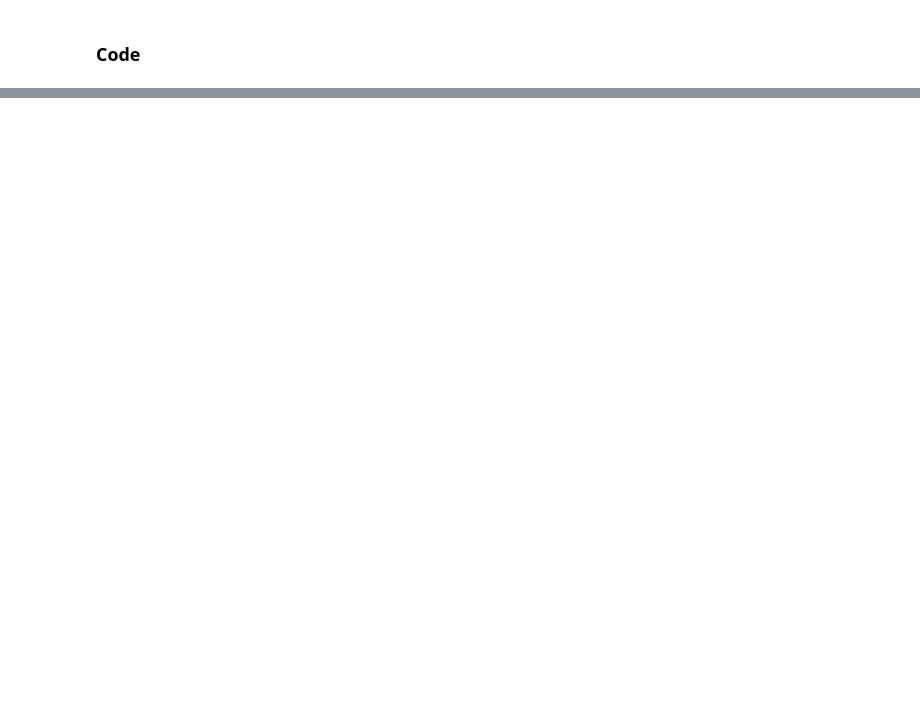
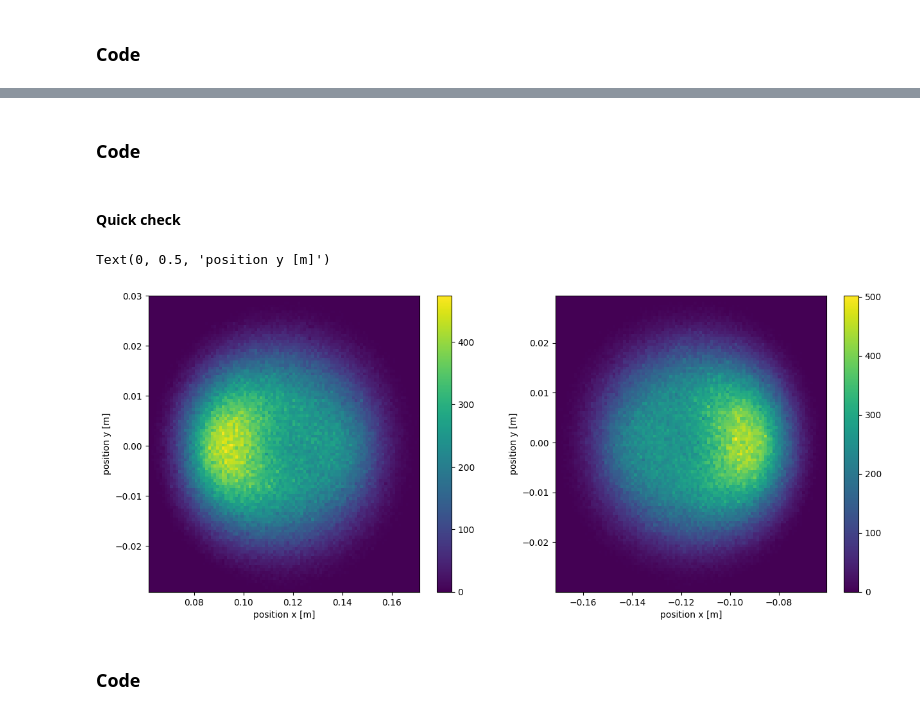
Before and after one commit to NicoloSalimbeni/muon_production_project, a Jupyter notebook: group_13_project.ipynb, the cells around one changed output, grey strips where cells are left out. Drawn from its saved outputs; the diff is of its cells as text; code cells hidden in the pictures; blank space fills up the shorter version.

```diff
--- a/group_13_project.ipynb
+++ b/group_13_project.ipynb
@@ -287,0 +403,33 @@ for detector at z=7.0 m we choose:
+# %% [markdown]
+### Code
+# %%
+# propagation of the muons and antimuons momenta in the magnetic field
+P_mu_afterB = propagate_mu_momenta(P_mu, theta_mu)
+P_anti_mu_afterB = propagate_antimu_momenta(P_anti_mu, theta_antimu)
+# %% [markdown]
+#### Quick check
+# %%
+# check for an arbitrary position
+z_exit = 13. # m
+
+R_mu_tmp = propagate_particles(R_mu_exitB, P_mu_afterB, z_exit, muon_mass)
+R_anti_mu_tmp = propagate_particles(R_anti_mu_exitB, P_anti_mu_afterB, z_exit, muon_mass)
+# %%
+fig, ax = plt.subplots(1, 2, figsize=(15,6))
+hist0 = ax[0].hist2d(R_mu_tmp["x"], R_mu_tmp["y"], bins=(100,100), cmap = "viridis")
+cbar = fig.colorbar(hist0[3], ax=ax[0], cmap="viridis")
+# cbar.set_label('Count in {}x{} μm pixels'.format(pixel_length_label,pixel_length_label))
+ax[0].set_xlabel("position x [m]")
+ax[0].set_ylabel("position y [m]")
+# ax.set_title("hits at z = {} m".format(data["z"][0]))
+
+hist1 = ax[1].hist2d(R_anti_mu_tmp["x"], R_anti_mu_tmp["y"], bins=(100,100), cmap = "viridis")
+cbar = fig.colorbar(hist1[3], ax=ax[1], cmap="viridis")
+# cbar.set_label('Count in {}x{} μm pixels'.format(pixel_length_label,pixel_length_label))
+ax[1].set_xlabel("position x [m]")
+ax[1].set_ylabel("position y [m]")
+# %% [output]
+Text(0, 0.5, 'position y [m]')
+[figure, added]
+# %% [markdown]
+### Code
```
Also changed, not shown: parts of 22 cells of this notebook.
